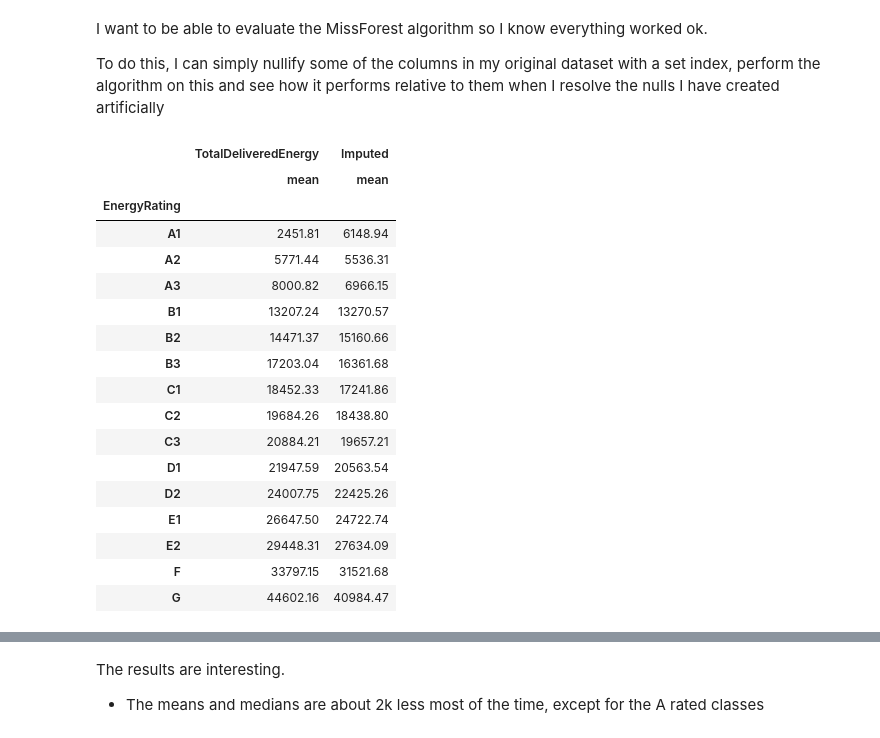
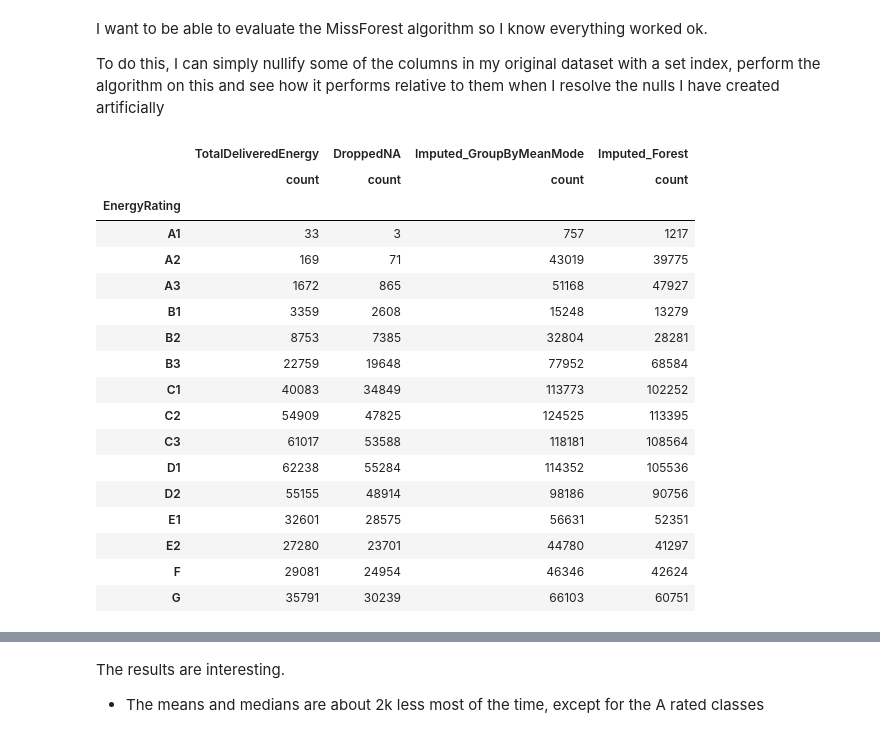
Before and after one commit to OisinB-2814/masters_thesis_ob2814, a Jupyter notebook: notebooks/2-define.ipynb, the cells around one changed output, grey strips where cells are left out. Cells and saved outputs as stored; diff of their text form; code cells hidden in the pictures.

Commit message:
Fixed impute comparison method

```diff
--- a/notebooks/2-define.ipynb
+++ b/notebooks/2-define.ipynb
@@ -793,6 +793,8 @@ InsulationType           0
 InsulationThickness      0
 TotalDeliveredEnergy     0
 dtype: int64
+# %%
+seai_mean_mode_imputation=seai_mean_mode_imputation.drop_duplicates(keep='first')
 # %%
 # Write to interim files so we can model in design phase
 seai_mean_mode_imputation.to_csv('../data/interim/Define/scenario2_seai_mean_mode_imputation.csv', index=False)
@@ -823,25 +857,27 @@ I want to be able to evaluate the MissForest algorithm so I know everything work
 To do this, I can simply nullify some of the columns in my original dataset with a set index, perform the algorithm on this and see how it performs relative to them when I resolve the nulls I have created artificially
 # %%
 seai_cleaned_results = seai.copy()
-seai_cleaned_results['Imputed'] = seai_imputed['TotalDeliveredEnergy']
+seai_cleaned_results['Imputed_Forest'] = seai_imputed['TotalDeliveredEnergy']
+seai_cleaned_results['Imputed_GroupByMeanMode'] = seai_mean_mode_imputation['TotalDeliveredEnergy']
+seai_cleaned_results['DroppedNA'] = seai_dropped_na['TotalDeliveredEnergy']
 # %%
-seai_cleaned_results.groupby('EnergyRating').agg(['mean'])[['TotalDeliveredEnergy', 'Imputed']]
+seai_cleaned_results.groupby('EnergyRating').agg(['count'])[['TotalDeliveredEnergy', 'DroppedNA','Imputed_GroupByMeanMode', 'Imputed_Forest']]
 # %% [output]
-|  | TotalDeliveredEnergy | Imputed |
-|  | mean | mean |
-| EnergyRating |  |  |
-| A1 | 2451.81 | 6148.94 |
-| A2 | 5771.44 | 5536.31 |
-| A3 | 8000.82 | 6966.15 |
-| B1 | 13207.24 | 13270.57 |
-| B2 | 14471.37 | 15160.66 |
-| B3 | 17203.04 | 16361.68 |
-| C1 | 18452.33 | 17241.86 |
-| C2 | 19684.26 | 18438.80 |
-| C3 | 20884.21 | 19657.21 |
-| D1 | 21947.59 | 20563.54 |
-| D2 | 24007.75 | 22425.26 |
-| E1 | 26647.50 | 24722.74 |
-| E2 | 29448.31 | 27634.09 |
-| F | 33797.15 | 31521.68 |
-| G | 44602.16 | 40984.47 |
+|  | TotalDeliveredEnergy | DroppedNA | Imputed_GroupByMeanMode | Imputed_Forest |
+|  | count | count | count | count |
+| EnergyRating |  |  |  |  |
+| A1 | 33 | 3 | 757 | 1217 |
+| A2 | 169 | 71 | 43019 | 39775 |
+| A3 | 1672 | 865 | 51168 | 47927 |
+| B1 | 3359 | 2608 | 15248 | 13279 |
+| B2 | 8753 | 7385 | 32804 | 28281 |
+| B3 | 22759 | 19648 | 77952 | 68584 |
+| C1 | 40083 | 34849 | 113773 | 102252 |
+| C2 | 54909 | 47825 | 124525 | 113395 |
+| C3 | 61017 | 53588 | 118181 | 108564 |
+| D1 | 62238 | 55284 | 114352 | 105536 |
+| D2 | 55155 | 48914 | 98186 | 90756 |
+| E1 | 32601 | 28575 | 56631 | 52351 |
+| E2 | 27280 | 23701 | 44780 | 41297 |
+| F | 29081 | 24954 | 46346 | 42624 |
+| G | 35791 | 30239 | 66103 | 60751 |
```
Also changed, not shown: parts of 30 cells of this notebook, 5 other files.
